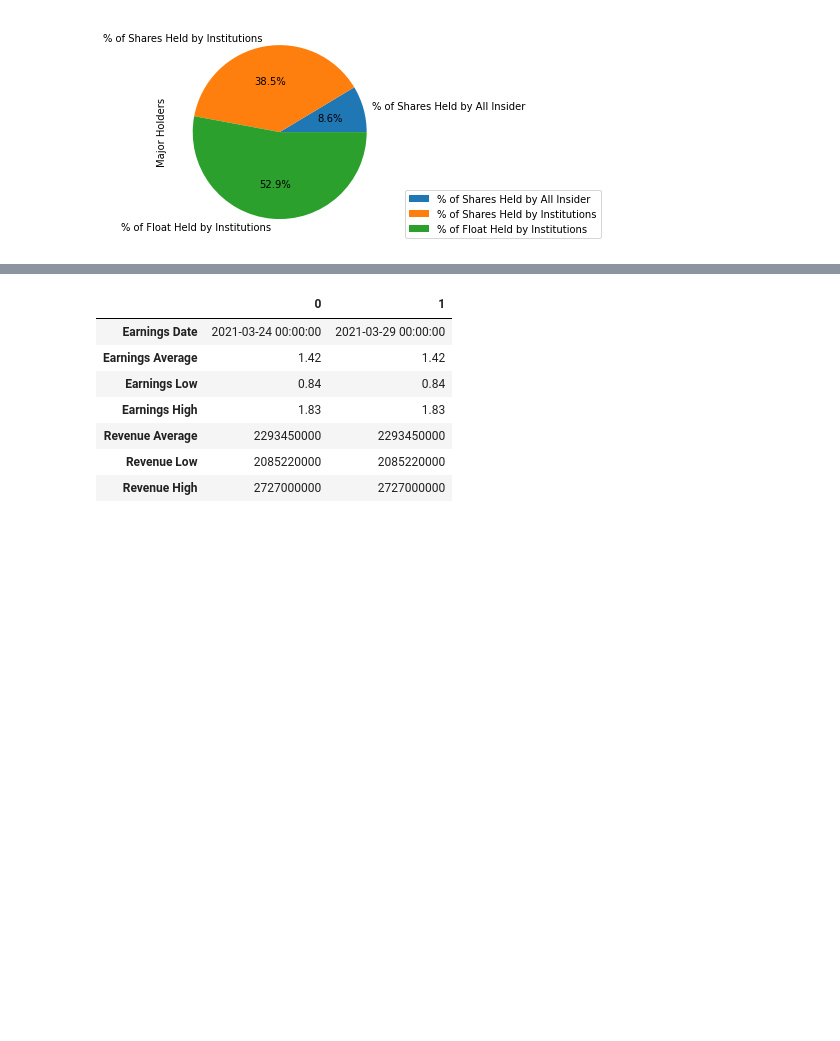
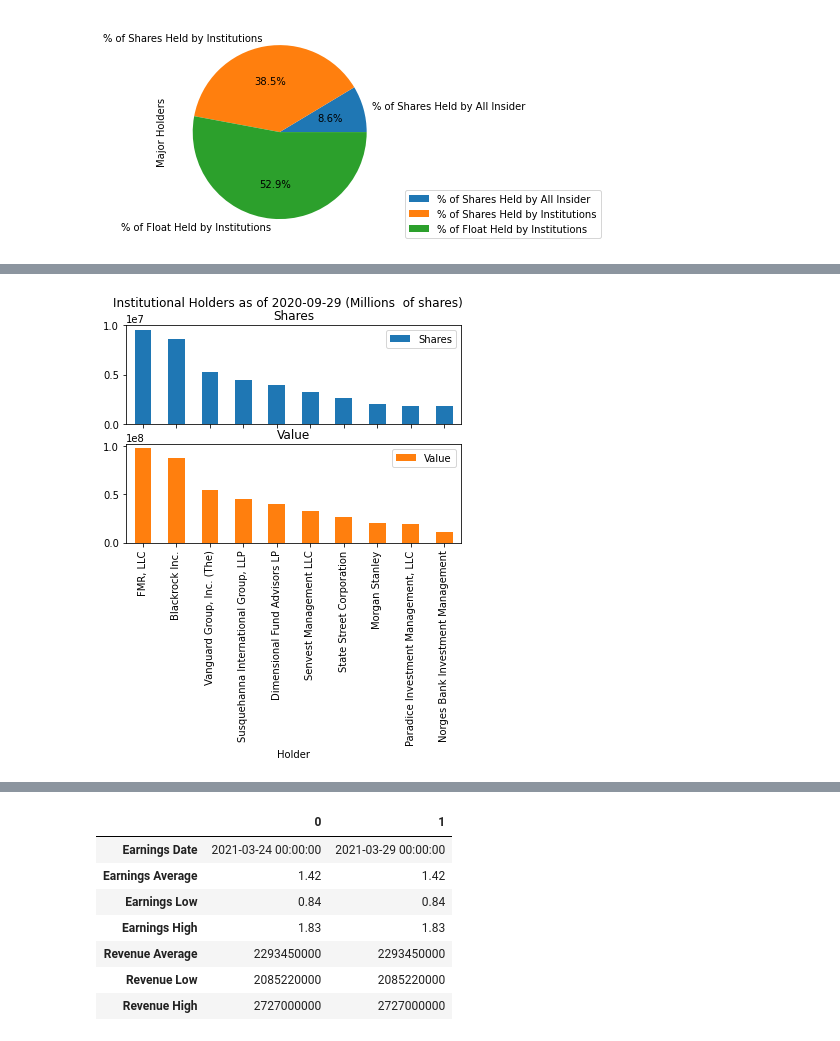
Before and after one commit to The-Short-Squeeze/GameStop-Data, a Jupyter notebook: gme-yfinance.ipynb, the cells around one changed output, grey strips where cells are left out. Cells and saved outputs as stored; diff of their text form; code cells hidden in the pictures; blank space fills up the shorter version.

```diff
--- a/gme-yfinance.ipynb
+++ b/gme-yfinance.ipynb
@@ -247,0 +171,6 @@ gme.recommendations
+# %%
+# Get institutions
+institutions = gme.institutional_holders
+institutions["Average share price"] = institutions["Value"]/institutions["Shares"]
+
+institutions
@@ -247,0 +189,6 @@ gme.recommendations
+# %%
+# Generate bar plot
+institutions.plot.bar(x="Holder",y=["Shares","Value"],title="Institutional Holders as of 2020-09-29 (Millions  of shares)",subplots=True)
+plt.show()
+# %% [output]
+[figure, added]
```
Also changed, not shown: parts of 14 cells of this notebook.
